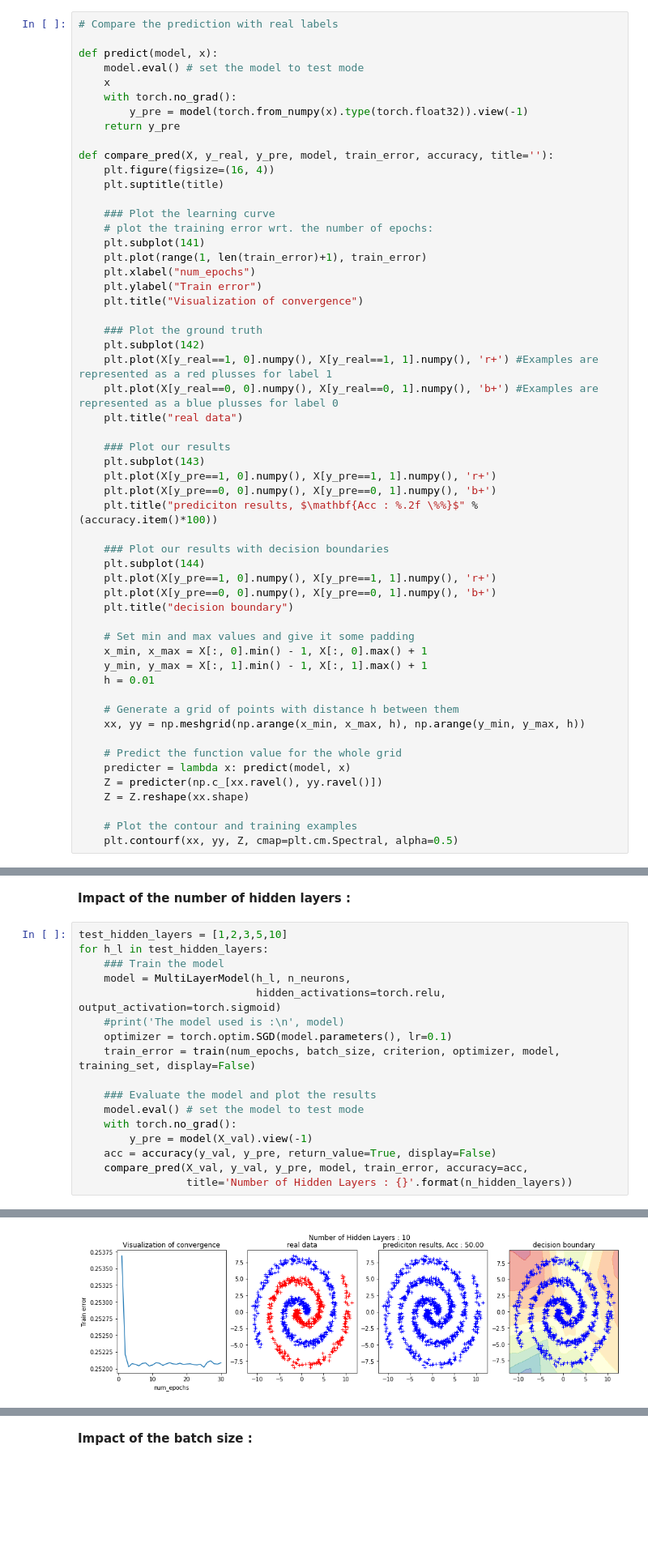
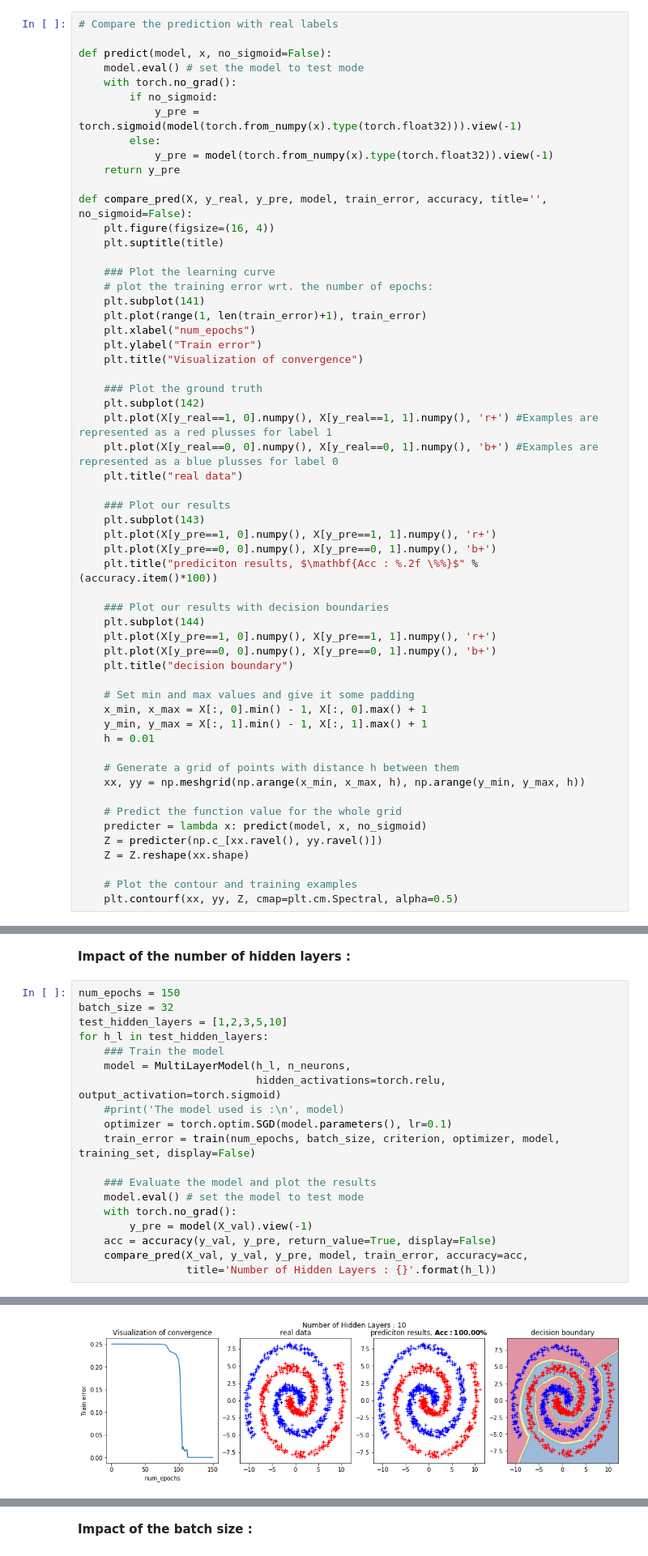
Before and after one commit to EmmanuelJhno/Advanced_Deep_Learning, a Jupyter notebook: Lab1/Training_binary_classification_model_with_pytorch.ipynb, the cells around one changed output, grey strips where cells are left out. Shown at 81% size. Saved outputs shown, nothing was run; the diff lists cells and outputs as text; blank space fills up the shorter version.

Commit message:
Adding comments and improving plots.

```diff
--- a/Lab1/Training_binary_classification_model_with_pytorch.ipynb
+++ b/Lab1/Training_binary_classification_model_with_pytorch.ipynb
@@ -173,14 +173,16 @@ Accuracy of the network on the 1000 validation data: 57.90 %
 # %%
 # Compare the prediction with real labels
 
-def predict(model, x):
+def predict(model, x, no_sigmoid=False):
     model.eval() # set the model to test mode
-    x
     with torch.no_grad():
-        y_pre = model(torch.from_numpy(x).type(torch.float32)).view(-1)
+        if no_sigmoid:
+            y_pre = torch.sigmoid(model(torch.from_numpy(x).type(torch.float32))).view(-1)
+        else:
+            y_pre = model(torch.from_numpy(x).type(torch.float32)).view(-1)
     return y_pre
 
-def compare_pred(X, y_real, y_pre, model, train_error, accuracy, title=''):
+def compare_pred(X, y_real, y_pre, model, train_error, accuracy, title='', no_sigmoid=False):
     plt.figure(figsize=(16, 4))
     plt.suptitle(title)
 
@@ -219,7 +221,7 @@ def compare_pred(X, y_real, y_pre, model, train_error, accuracy, title=''):
     xx, yy = np.meshgrid(np.arange(x_min, x_max, h), np.arange(y_min, y_max, h))
 
     # Predict the function value for the whole grid
-    predicter = lambda x: predict(model, x)
+    predicter = lambda x: predict(model, x, no_sigmoid)
     Z = predicter(np.c_[xx.ravel(), yy.ravel()])
     Z = Z.reshape(xx.shape)
 
@@ -325,6 +327,8 @@ Working tuples (n_hidden_layers, n_neurons, out_activation, epochs, batch_size,
 # %% [markdown]
 **Impact of the number of hidden layers :**
 # %%
+num_epochs = 150
+batch_size = 32
 test_hidden_layers = [1,2,3,5,10]
 for h_l in test_hidden_layers:
     ### Train the model
@@ -340,5 +344,5 @@ for h_l in test_hidden_layers:
         y_pre = model(X_val).view(-1)
     acc = accuracy(y_val, y_pre, return_value=True, display=False)
     compare_pred(X_val, y_val, y_pre, model, train_error, accuracy=acc,
-                 title='Number of Hidden Layers : {}'.format(n_hidden_layers))
+                 title='Number of Hidden Layers : {}'.format(h_l))
 # %% [output]
@@ -349 +353 @@ for h_l in test_hidden_layers:
-[figure, old version]
+[figure, new version]
```
Also changed, not shown: parts of 30 cells of this notebook.
